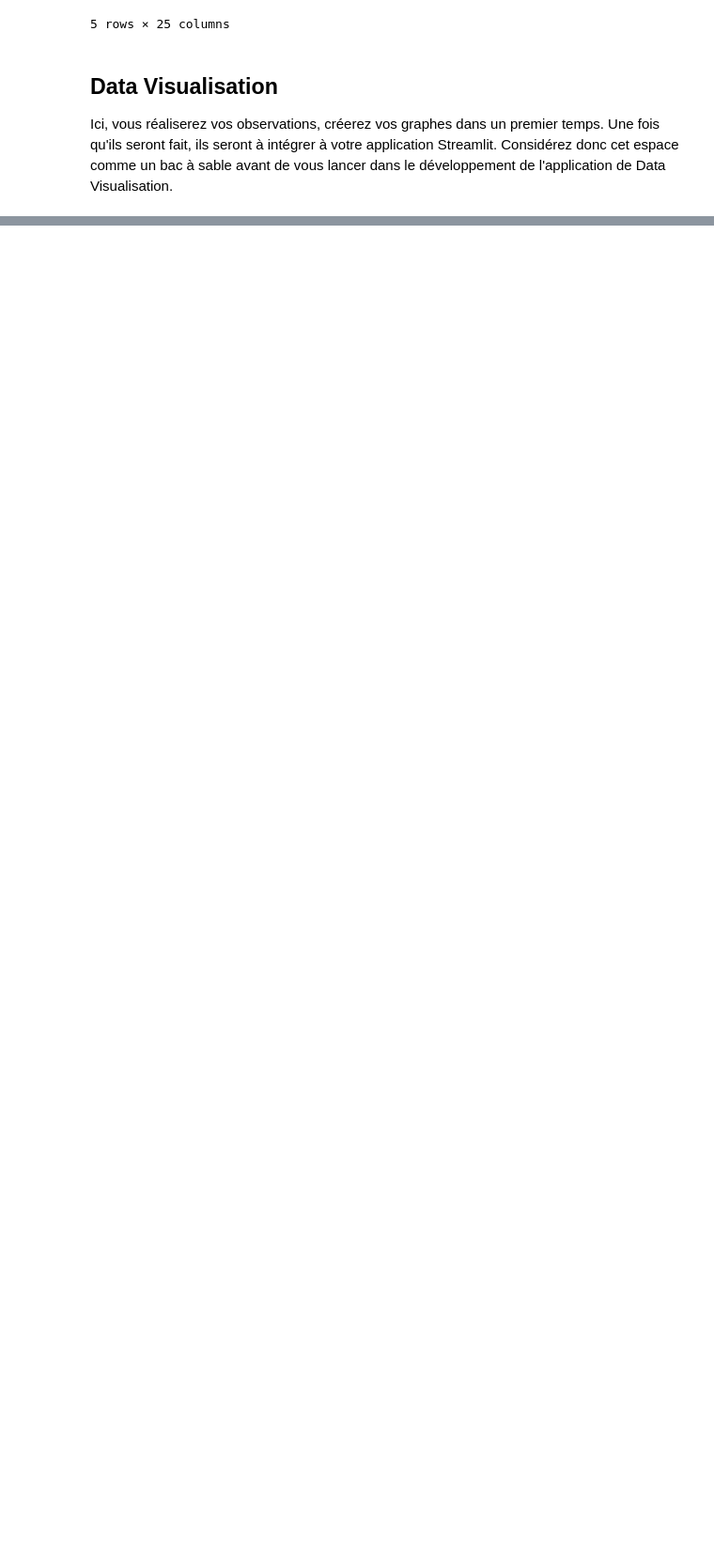
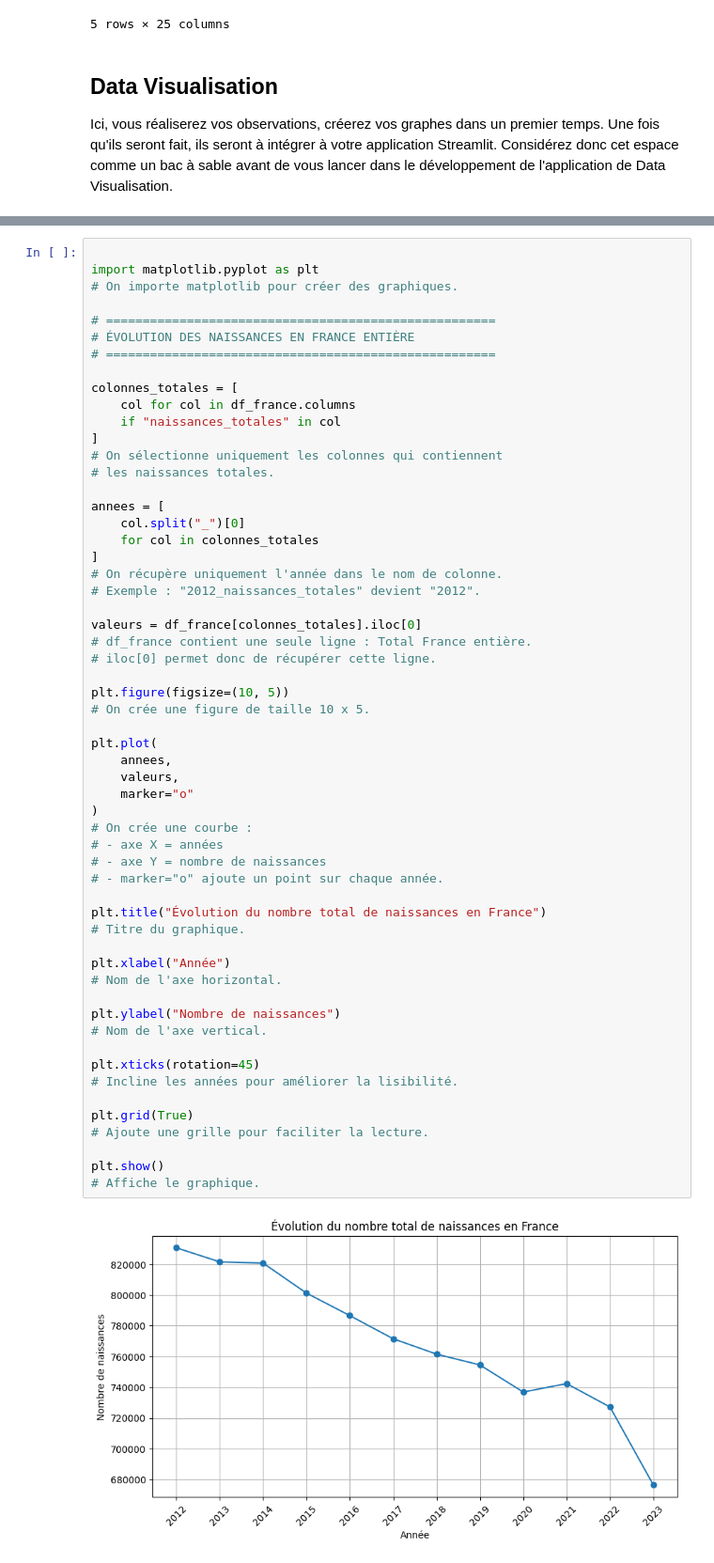
Before and after one commit to Marwa-Mch/Perinatal-Dashboard-France, a Jupyter notebook: notebooks/01_naissances.ipynb, the cells around one changed output, grey strips where cells are left out. Shown at 94% size. Saved outputs shown, nothing was run; the diff lists cells and outputs as text; blank space fills up the shorter version.

```diff
--- a/notebooks/01_naissances.ipynb
+++ b/notebooks/01_naissances.ipynb
@@ -480,0 +493,59 @@ plt.show()
+# %%
+
+import matplotlib.pyplot as plt
+# On importe matplotlib pour créer des graphiques.
+
+# =====================================================
+# ÉVOLUTION DES NAISSANCES EN FRANCE ENTIÈRE
+# =====================================================
+
+colonnes_totales = [
+    col for col in df_france.columns
+    if "naissances_totales" in col
+]
+# On sélectionne uniquement les colonnes qui contiennent
+# les naissances totales.
+
+annees = [
+    col.split("_")[0]
+    for col in colonnes_totales
+]
+# On récupère uniquement l'année dans le nom de colonne.
+# Exemple : "2012_naissances_totales" devient "2012".
+
+valeurs = df_france[colonnes_totales].iloc[0]
+# df_france contient une seule ligne : Total France entière.
+# iloc[0] permet donc de récupérer cette ligne.
+
+plt.figure(figsize=(10, 5))
+# On crée une figure de taille 10 x 5.
+
+plt.plot(
+    annees,
+    valeurs,
+    marker="o"
+)
+# On crée une courbe :
+# - axe X = années
+# - axe Y = nombre de naissances
+# - marker="o" ajoute un point sur chaque année.
+
+plt.title("Évolution du nombre total de naissances en France")
+# Titre du graphique.
+
+plt.xlabel("Année")
+# Nom de l'axe horizontal.
+
+plt.ylabel("Nombre de naissances")
+# Nom de l'axe vertical.
+
+plt.xticks(rotation=45)
+# Incline les années pour améliorer la lisibilité.
+
+plt.grid(True)
+# Ajoute une grille pour faciliter la lecture.
+
+plt.show()
+# Affiche le graphique.
+# %% [output]
+[figure, added]
```
Also changed, not shown: parts of 36 cells of this notebook, 8 other files.
